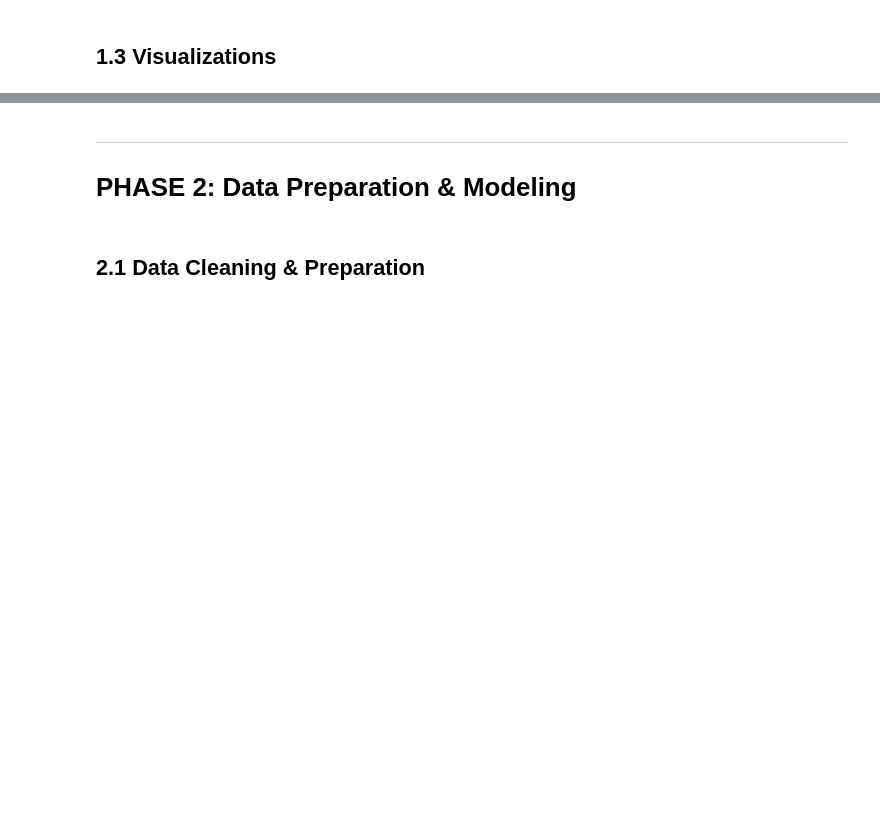
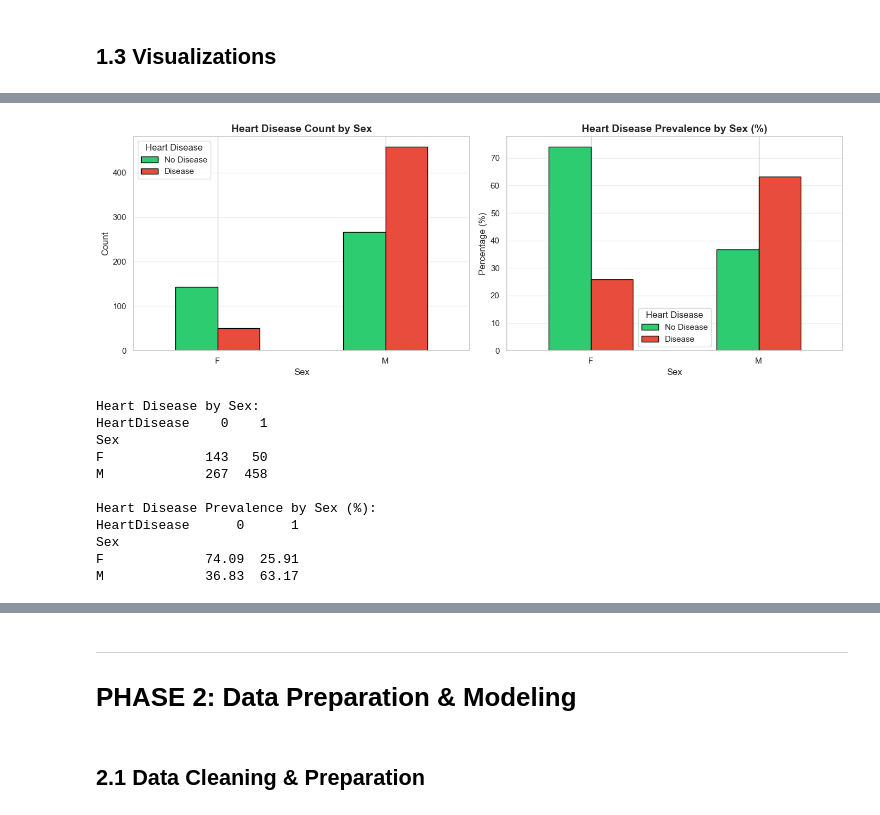
Before and after one commit to athenavillarin/ccs230-final-project, a Jupyter notebook: ccs230_final_project.ipynb, the cells around one changed output, grey strips where cells are left out. Cells and saved outputs as stored; diff of their text form; code cells hidden in the pictures; blank space fills up the shorter version.

```diff
--- a/ccs230_final_project.ipynb
+++ b/ccs230_final_project.ipynb
@@ -69,0 +144,46 @@ df['HeartDisease'].value_counts()
+# %%
+# TODO: Heart Disease count by Sex
+# Heart Disease count by Sex
+fig, axes = plt.subplots(1, 2, figsize=(14, 5))
+
+# Plot 1: Stacked count plot
+sex_disease = pd.crosstab(df['Sex'], df['HeartDisease'])
+sex_disease.plot(kind='bar', ax=axes[0], color=['#2ecc71', '#e74c3c'], edgecolor='black')
+axes[0].set_title('Heart Disease Count by Sex', fontsize=14, fontweight='bold')
+axes[0].set_xlabel('Sex', fontsize=12)
+axes[0].set_ylabel('Count', fontsize=12)
+axes[0].legend(['No Disease', 'Disease'], title='Heart Disease')
+axes[0].tick_params(axis='x', rotation=0)
+axes[0].grid(axis='y', alpha=0.3)
+
+# Plot 2: Proportion/percentage plot
+sex_disease_pct = pd.crosstab(df['Sex'], df['HeartDisease'], normalize='index') * 100
+sex_disease_pct.plot(kind='bar', ax=axes[1], color=['#2ecc71', '#e74c3c'], edgecolor='black')
+axes[1].set_title('Heart Disease Prevalence by Sex (%)', fontsize=14, fontweight='bold')
+axes[1].set_xlabel('Sex', fontsize=12)
+axes[1].set_ylabel('Percentage (%)', fontsize=12)
+axes[1].legend(['No Disease', 'Disease'], title='Heart Disease')
+axes[1].tick_params(axis='x', rotation=0)
+axes[1].grid(axis='y', alpha=0.3)
+
+plt.tight_layout()
+plt.show()
+
+# Summary statistics
+print('Heart Disease by Sex:')
+print(sex_disease)
+print('\nHeart Disease Prevalence by Sex (%):')
+print(sex_disease_pct.round(2))
+# %% [output]
+[figure, added]
+Heart Disease by Sex:
+HeartDisease    0    1
+Sex
+F             143   50
+M             267  458
+
+Heart Disease Prevalence by Sex (%):
+HeartDisease      0      1
+Sex
+F             74.09  25.91
+M             36.83  63.17
```
Also changed, not shown: parts of 14 cells of this notebook.
